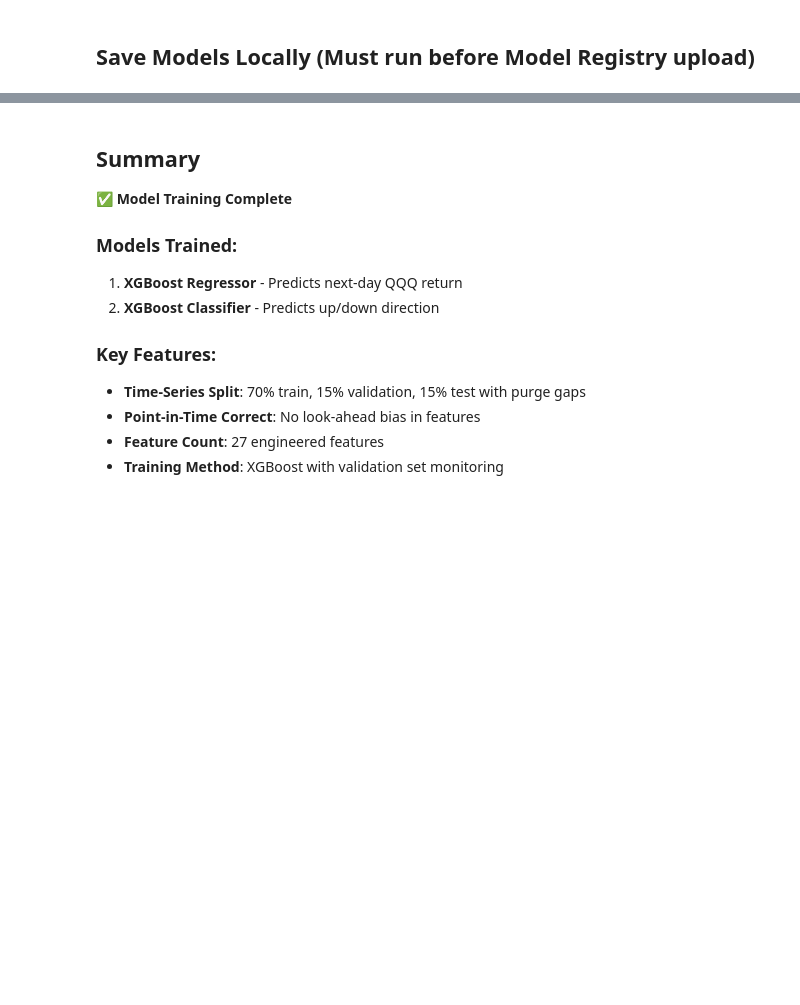
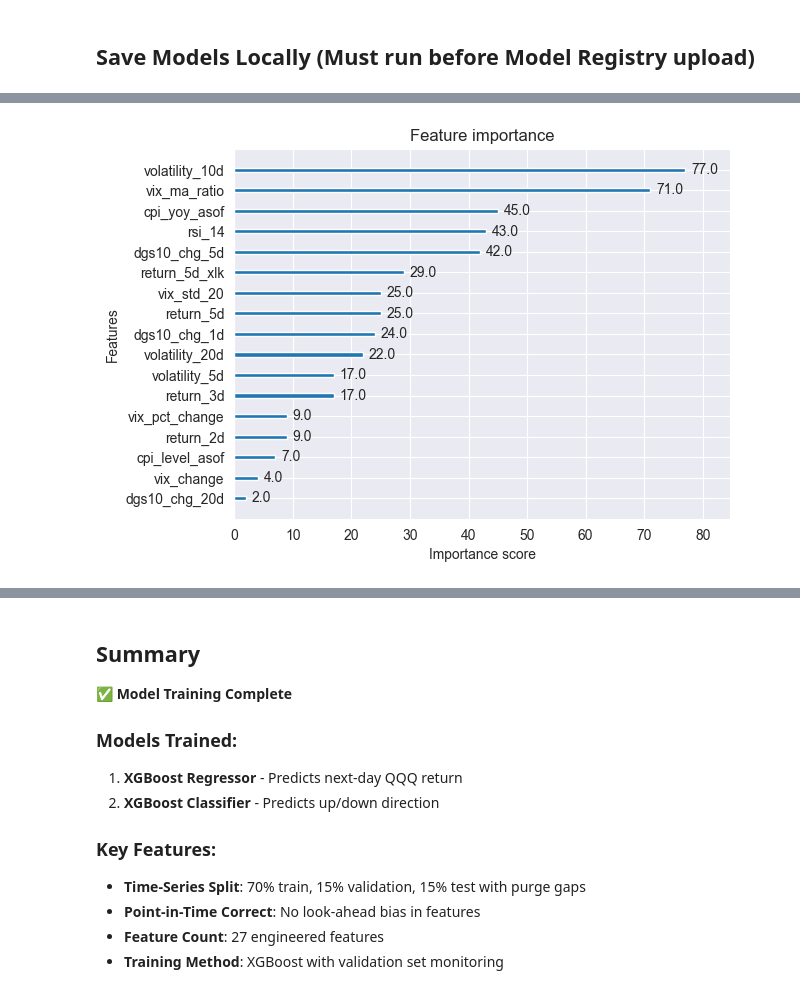
Before and after one commit to Zedel17/ProjectsScalable, a Jupyter notebook: notebooks/7_training.ipynb, the cells around one changed output, grey strips where cells are left out. Cells and saved outputs as stored; diff of their text form; code cells hidden in the pictures; blank space fills up the shorter version.

```diff
--- a/notebooks/7_training.ipynb
+++ b/notebooks/7_training.ipynb
@@ -533,0 +738,6 @@ print("="*60)
+# %%
+import matplotlib.pyplot as plt
+xgb.plot_importance(xgb_classifier)
+plt.show()
+# %% [output]
+[figure, added]
```
Also changed, not shown: parts of 16 cells of this notebook, 4 other files.
